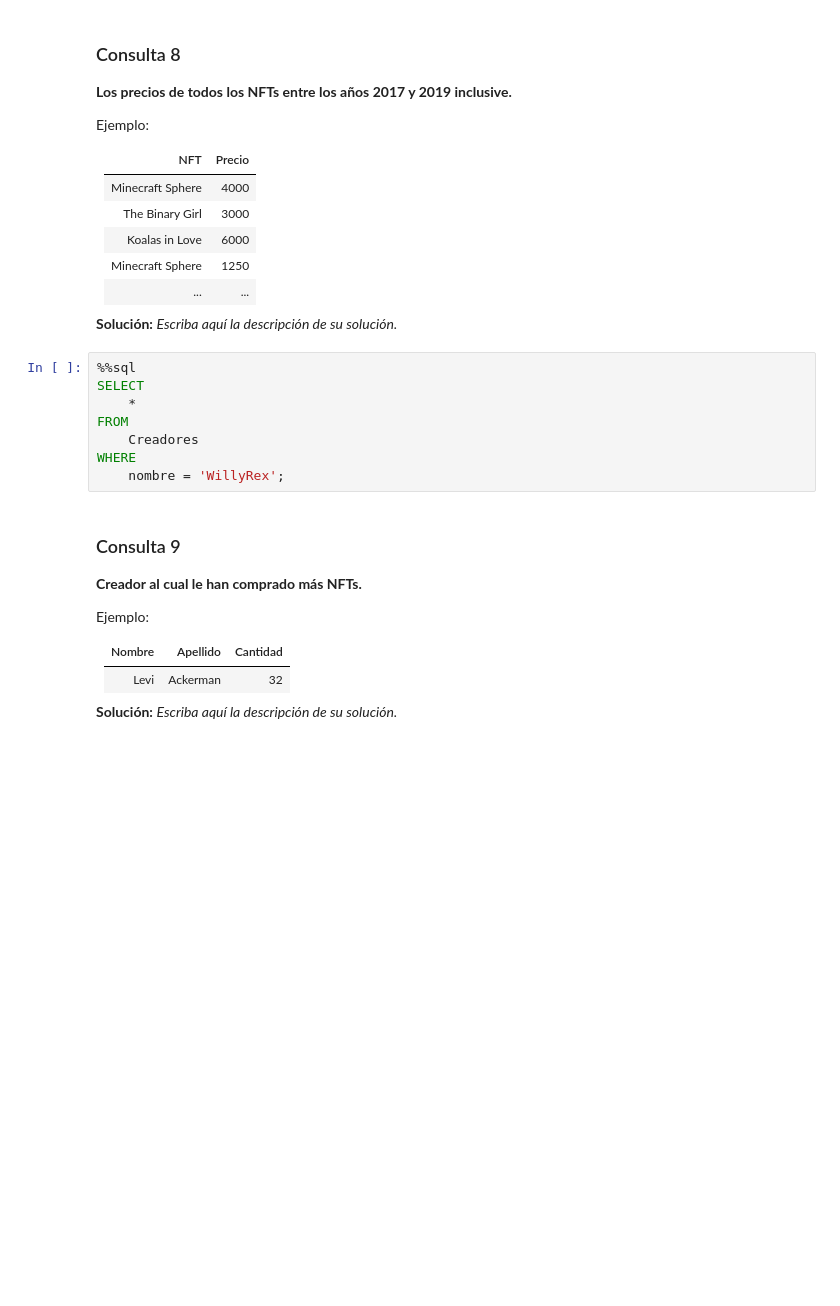
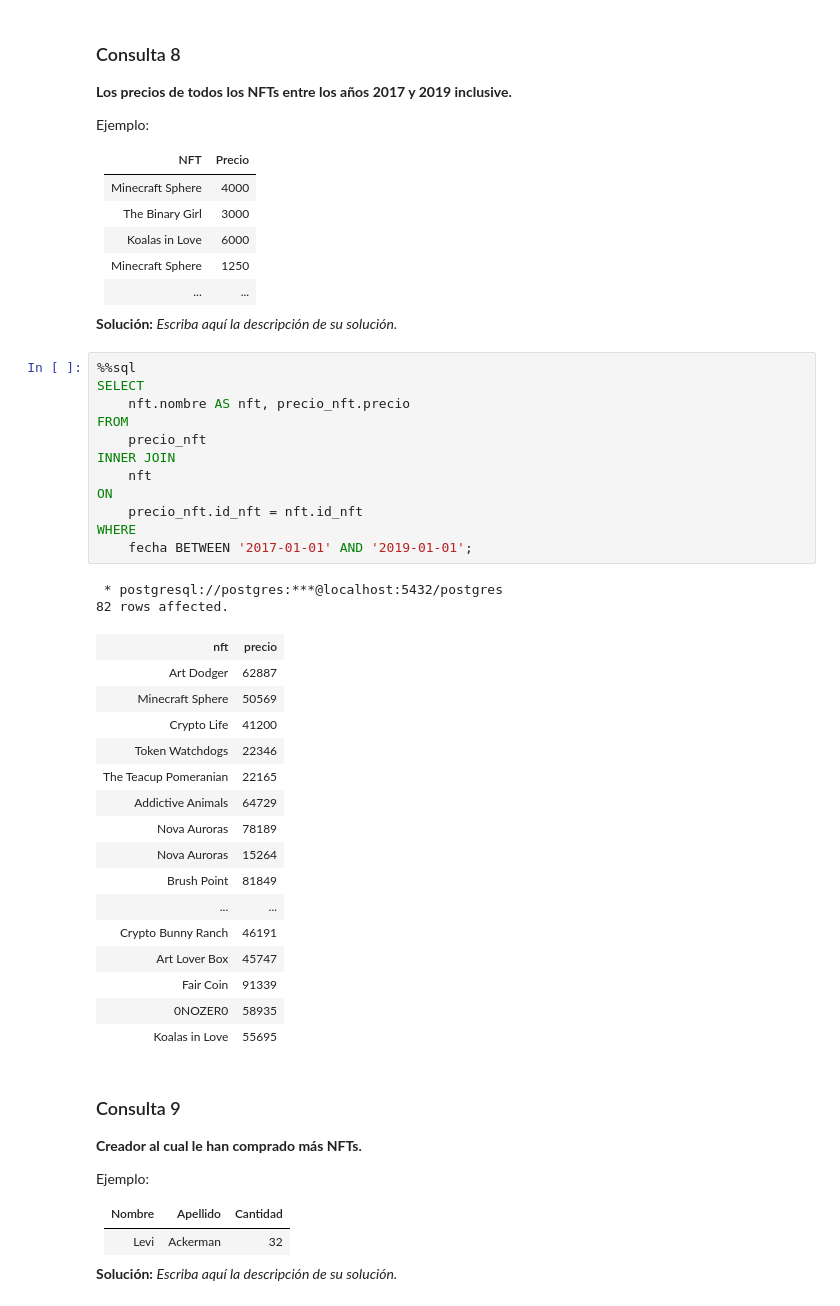
Before and after one commit to iwayato/Tareas-INF239-G08-2022-1, a Jupyter notebook: Tarea_1_Grupo08/Tarea1_Grupo08.ipynb, the cells around one changed output. Saved outputs shown, nothing was run; the diff lists cells and outputs as text; blank space fills up the shorter version.

```diff
--- a/Tarea_1_Grupo08/Tarea1_Grupo08.ipynb
+++ b/Tarea_1_Grupo08/Tarea1_Grupo08.ipynb
@@ -545,14 +545,37 @@ Ejemplo:
 | ... | ... |
 
 **Solución:** _Escriba aquí la descripción de su solución._
-# %%
-%%sql
-SELECT
-    *
-FROM
-    Creadores
-WHERE
-    nombre = 'WillyRex';
+# %%
+%%sql
+SELECT
+    nft.nombre AS nft, precio_nft.precio
+FROM
+    precio_nft
+INNER JOIN
+    nft
+ON
+    precio_nft.id_nft = nft.id_nft
+WHERE
+    fecha BETWEEN '2017-01-01' AND '2019-01-01';
+# %% [output]
+ * postgresql://postgres:***@localhost:5432/postgres
+82 rows affected.
+| nft | precio |
+| Art Dodger | 62887 |
+| Minecraft Sphere | 50569 |
+| Crypto Life | 41200 |
+| Token Watchdogs | 22346 |
+| The Teacup Pomeranian | 22165 |
+| Addictive Animals | 64729 |
+| Nova Auroras | 78189 |
+| Nova Auroras | 15264 |
+| Brush Point | 81849 |
+| ... | ... |
+| Crypto Bunny Ranch | 46191 |
+| Art Lover Box | 45747 |
+| Fair Coin | 91339 |
+| 0NOZER0 | 58935 |
+| Koalas in Love | 55695 |
 # %% [markdown]
 ### Consulta 9
 **Creador al cual le han comprado más NFTs.**
```
Also changed, not shown: parts of 2 cells of this notebook.
